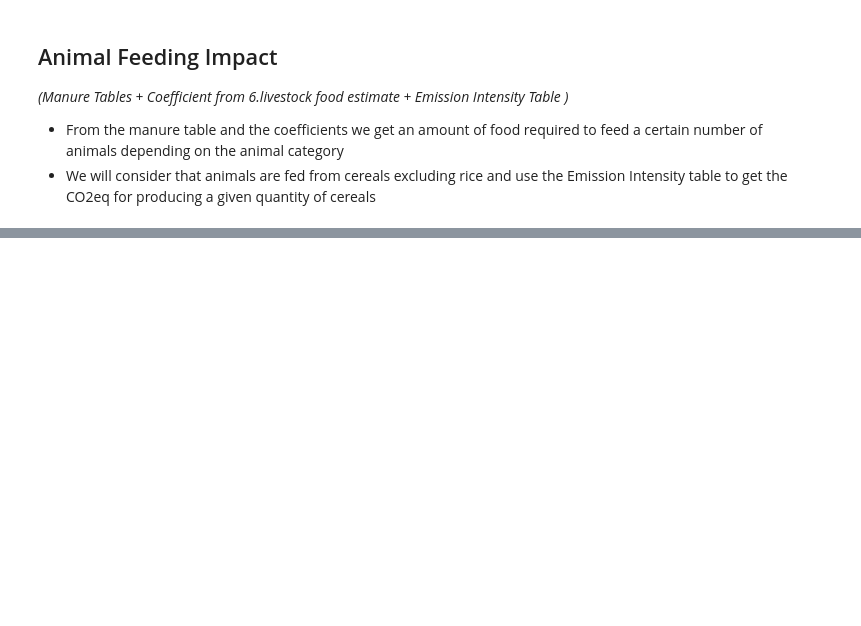
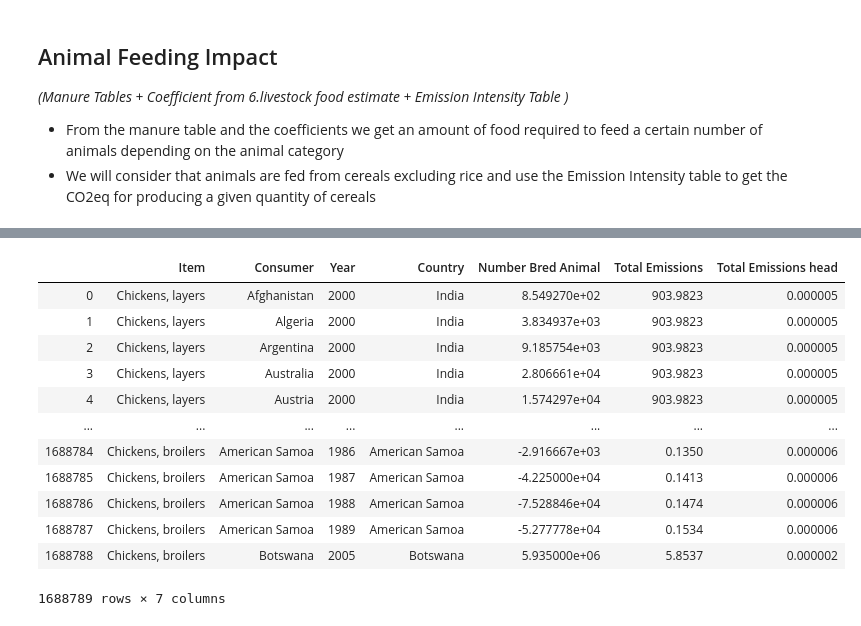
Before and after one commit to OthmanSefraoui/Data_story, a Jupyter notebook: milestone_2.ipynb, the cells around one changed output, grey strips where cells are left out. Cells and saved outputs as stored; diff of their text form; code cells hidden in the pictures; blank space fills up the shorter version.

```diff
--- a/milestone_2.ipynb
+++ b/milestone_2.ipynb
@@ -2891,0 +2889,16 @@ dfall_emission
+# %%
+merge_conso
+# %% [output]
+|  | Item | Consumer | Year | Country | Number Bred Animal | Total Emissions | Total Emissions head |
+| 0 | Chickens, layers | Afghanistan | 2000 | India | 8.549270e+02 | 903.9823 | 0.000005 |
+| 1 | Chickens, layers | Algeria | 2000 | India | 3.834937e+03 | 903.9823 | 0.000005 |
+| 2 | Chickens, layers | Argentina | 2000 | India | 9.185754e+03 | 903.9823 | 0.000005 |
+| 3 | Chickens, layers | Australia | 2000 | India | 2.806661e+04 | 903.9823 | 0.000005 |
+| 4 | Chickens, layers | Austria | 2000 | India | 1.574297e+04 | 903.9823 | 0.000005 |
+| ... | ... | ... | ... | ... | ... | ... | ... |
+| 1688784 | Chickens, broilers | American Samoa | 1986 | American Samoa | -2.916667e+03 | 0.1350 | 0.000006 |
+| 1688785 | Chickens, broilers | American Samoa | 1987 | American Samoa | -4.225000e+04 | 0.1413 | 0.000006 |
+| 1688786 | Chickens, broilers | American Samoa | 1988 | American Samoa | -7.528846e+04 | 0.1474 | 0.000006 |
+| 1688787 | Chickens, broilers | American Samoa | 1989 | American Samoa | -5.277778e+04 | 0.1534 | 0.000006 |
+| 1688788 | Chickens, broilers | Botswana | 2005 | Botswana | 5.935000e+06 | 5.8537 | 0.000002 |
+1688789 rows × 7 columns
```
Also changed, not shown: parts of 23 cells of this notebook, 10 other files.
